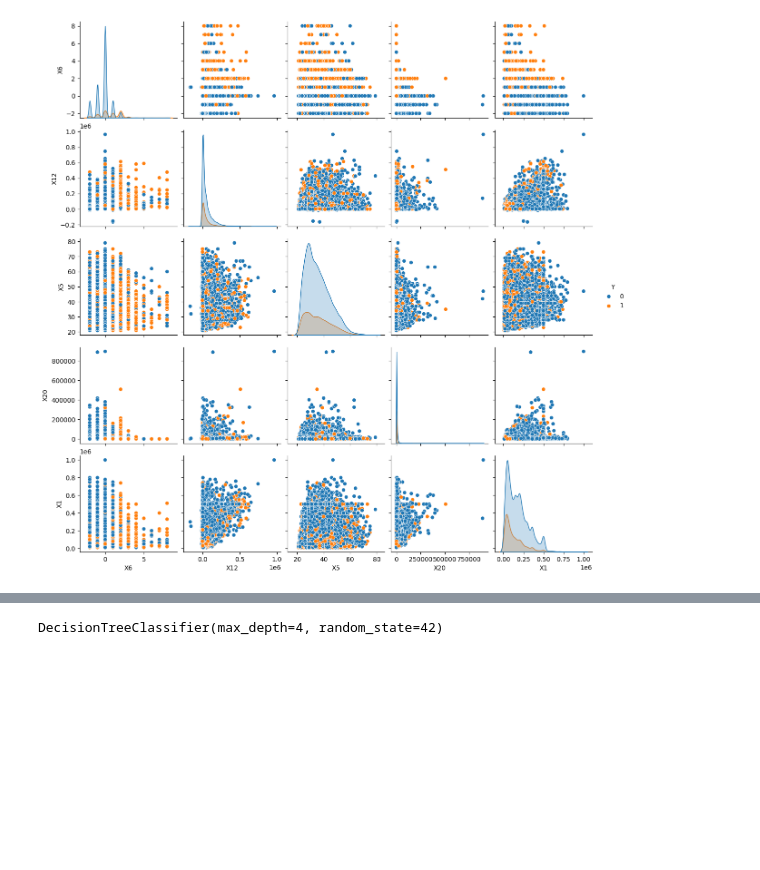
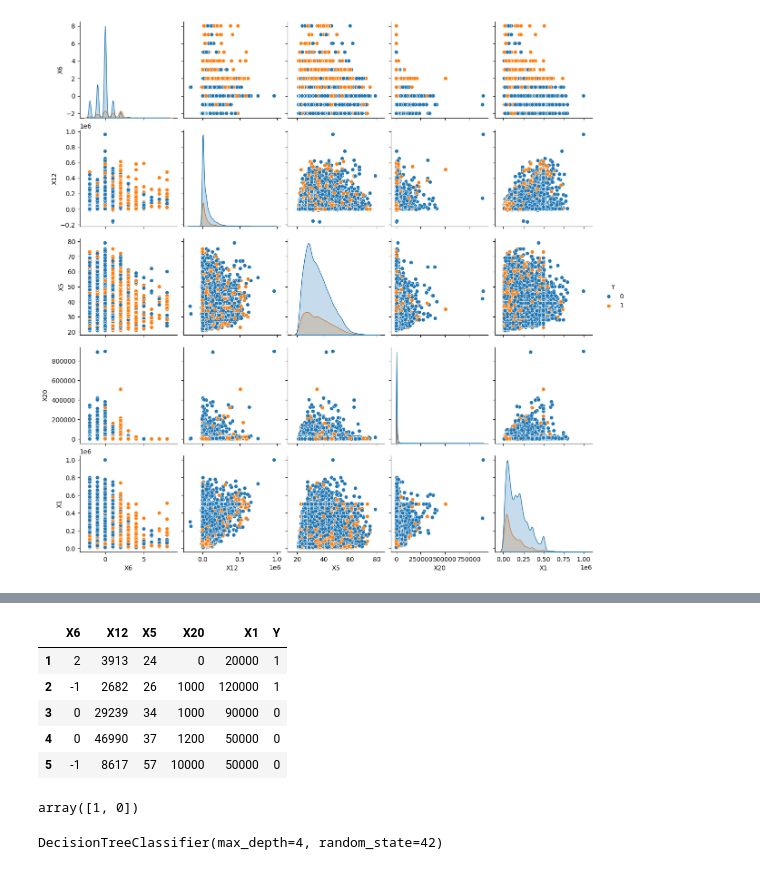
Before and after one commit to danielagith/infracommerce, a Jupyter notebook: infracommerce.ipynb, the cells around one changed output, grey strips where cells are left out. Saved outputs shown, nothing was run; the diff lists cells and outputs as text; code cells hidden in the pictures; blank space fills up the shorter version.

```diff
--- a/infracommerce.ipynb
+++ b/infracommerce.ipynb
@@ -163,2 +171,18 @@ array([1, 0], dtype=int64)
+# %%
+bd1_copy=bd1_copy[['X6', 'X12', 'X5', 'X20','X1','Y']]
+bd1_copy.head()
+# %% [output]
+|  | X6 | X12 | X5 | X20 | X1 | Y |
+| 1 | 2 | 3913 | 24 | 0 | 20000 | 1 |
+| 2 | -1 | 2682 | 26 | 1000 | 120000 | 1 |
+| 3 | 0 | 29239 | 34 | 1000 | 90000 | 0 |
+| 4 | 0 | 46990 | 37 | 1200 | 50000 | 0 |
+| 5 | -1 | 8617 | 57 | 10000 | 50000 | 0 |
+# %%
+#bd1_copy.iloc[:, 5] = pd.to_numeric(bd1_copy.iloc[:, 5])
+bd1_copy['Y_int']= bd1_copy.iloc[:, 5].astype(int)
+bd1_copy['Y_int'].unique()
+# %% [output]
+array([1, 0])
 # %%
 # Dividindo os dados em features eixo(X) e variável alvo eixo(y)
```
Also changed, not shown: parts of 6 cells of this notebook.
